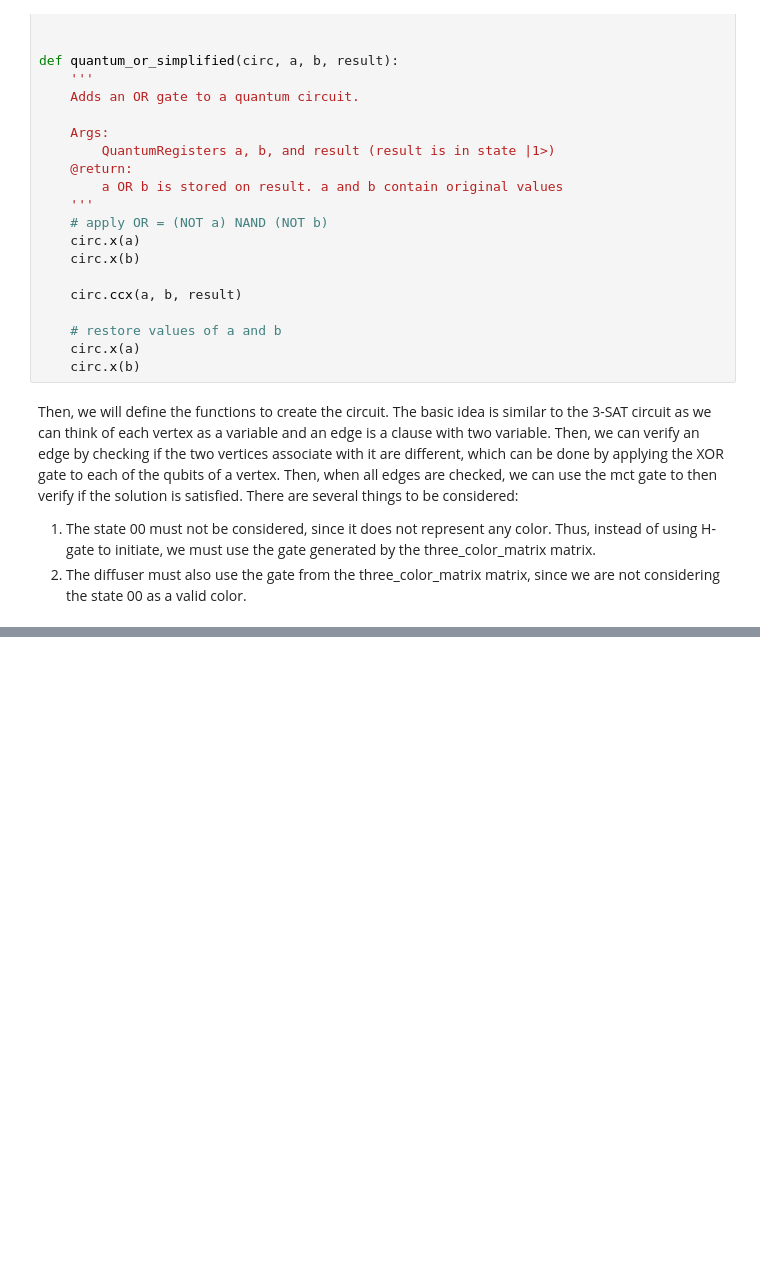
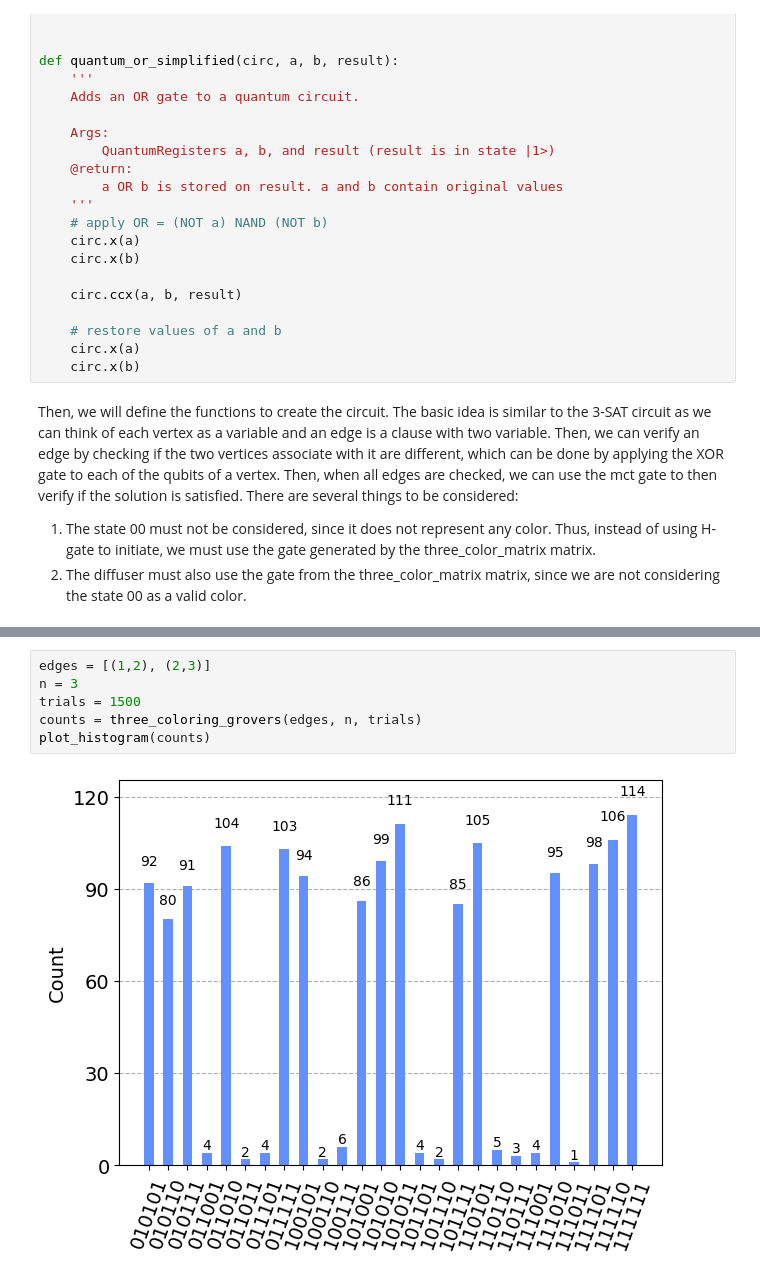
Before and after one commit to KhoiLe01/QuantumComputing, a Jupyter notebook: coding-assignment-5-part-2-ver2.ipynb, the cells around one changed output, grey strips where cells are left out. Cells and saved outputs as stored; diff of their text form; blank space fills up the shorter version.

```diff
--- a/coding-assignment-5-part-2-ver2.ipynb
+++ b/coding-assignment-5-part-2-ver2.ipynb
@@ -140,3 +140,11 @@ def three_coloring_grovers(edges, n, trials):
     result = qis401.simulate_circuit(circ, shots=trials)
     counts = result.get_counts(circ)
     return counts
+# %%
+edges = [(1,2), (2,3)]
+n = 3
+trials = 1500
+counts = three_coloring_grovers(edges, n, trials)
+plot_histogram(counts)
+# %% [output]
+[figure, added]
```
Also changed, not shown: parts of 4 cells of this notebook, 1 other file.
